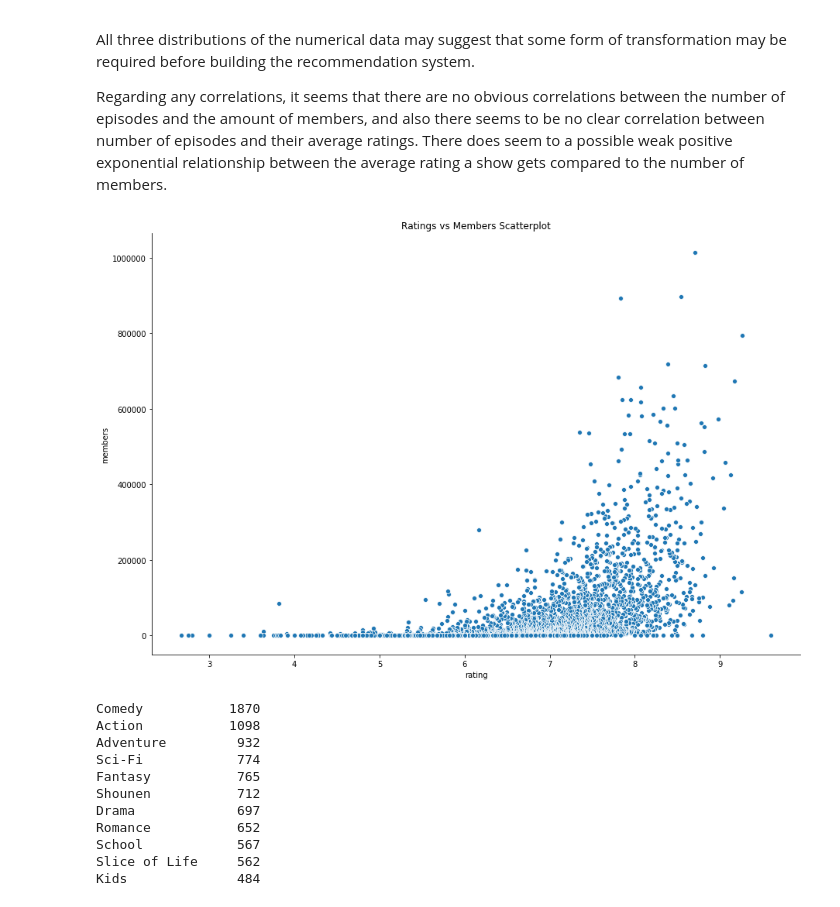
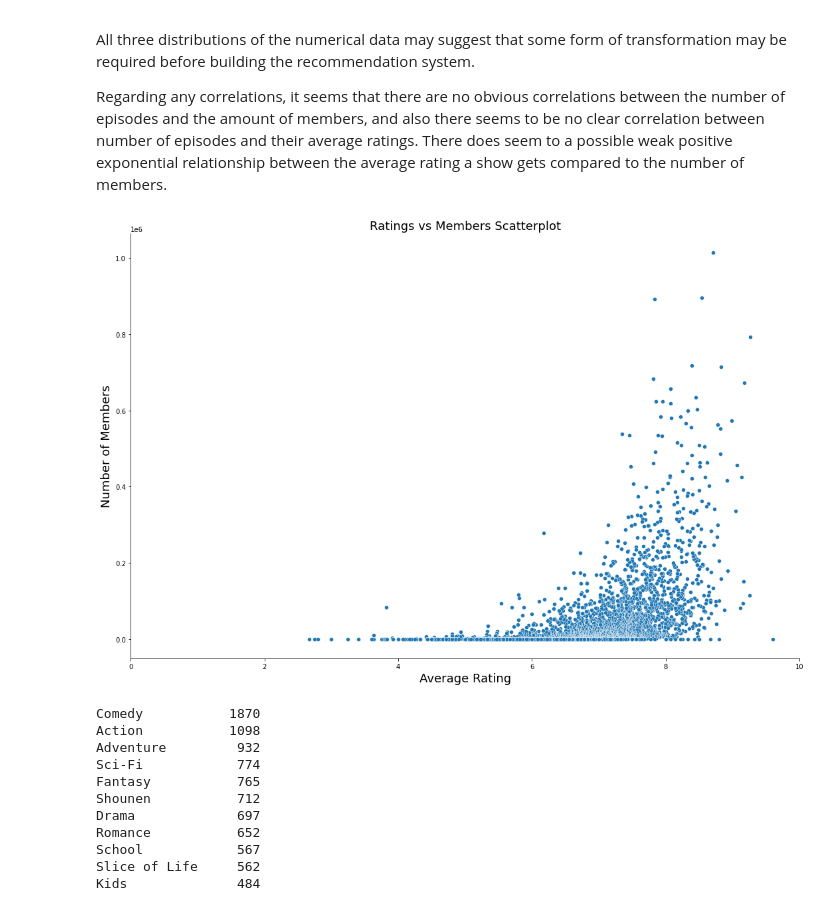
Before and after one commit to Zenoix/Anime-Recommendations, a Jupyter notebook: Exploratory Data Analysis.ipynb, the cells around one changed output. Saved outputs shown, nothing was run; the diff lists cells and outputs as text; code cells hidden in the pictures.

```diff
--- a/Exploratory Data Analysis.ipynb
+++ b/Exploratory Data Analysis.ipynb
@@ -79,12 +61,16 @@ Regarding any correlations, it seems that there are no obvious correlations betw
 # %%
 #plot ratings vs members
 plt.figure(figsize=(15,10))
 sns.scatterplot(data=anime_df, x="rating", y="members")
-plt.title("Ratings vs Members Scatterplot")
+plt.title("Ratings vs Members Scatterplot", size=18)
+plt.xlabel("Average Rating", size=18)
+plt.xlim(0, 10)
+plt.ylabel("Number of Members", size=18)
 sns.despine()
+plt.tight_layout()
 plt.show()
 # %% [output]
-[figure, old version]
+[figure, new version]
 # %%
 # function to count the freq of animes for each genre
 def count_genre_freq(df, column, delimiter=", "):
```
Also changed, not shown: parts of 4 cells of this notebook.
